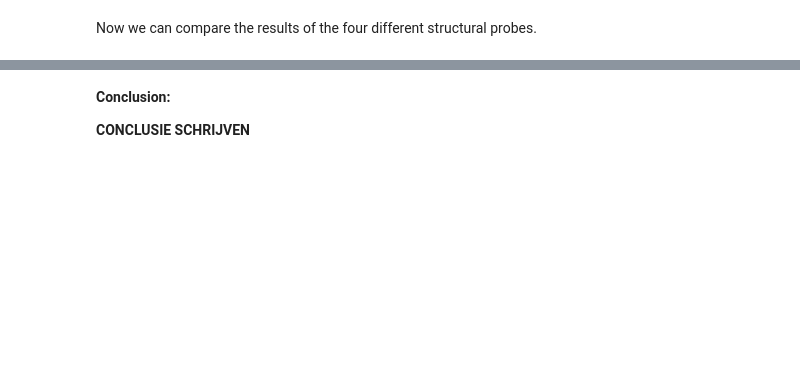
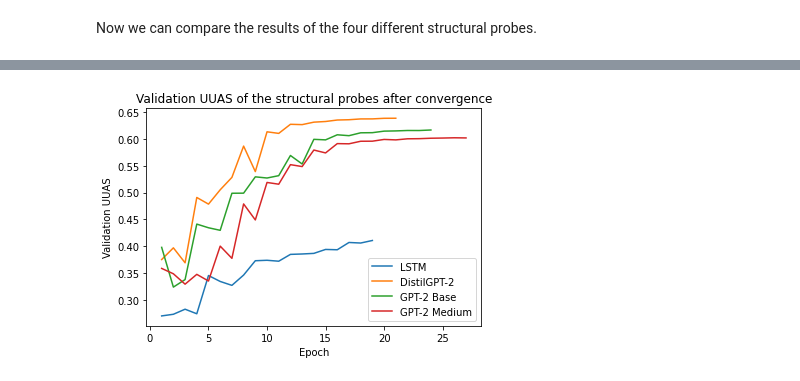
Before and after one commit to JJJHolscher/nlp2-probing-lms-master, a Jupyter notebook: probing_lms.ipynb, the cells around one changed output, grey strips where cells are left out. Saved outputs shown, nothing was run; the diff lists cells and outputs as text; code cells hidden in the pictures; blank space fills up the shorter version.

```diff
--- a/probing_lms.ipynb
+++ b/probing_lms.ipynb
@@ -2032,26 +2279,24 @@ plt.show()
 # %%
-lstm_x = list(range(1, (len(lstm_valid_uuas) + 1)))
-lstm_y = lstm_valid_uuas
+lstm_x = list(range(1, (len(lstm_valid_uuas[:-8]) + 1)))
+lstm_y = lstm_valid_uuas[:-8]
 plt.plot(lstm_x, lstm_y, label = "LSTM")
 
-transformer_x = list(range(1, (len(transformer_valid_uuas) + 1)))
-transformer_y = transformer_valid_uuas
+transformer_x = list(range(1, (len(transformer_valid_uuas[:-4]) + 1)))
+transformer_y = transformer_valid_uuas[:-4]
 plt.plot(transformer_x, transformer_y, label = "DistilGPT-2")
 
-gpt_base_x = list(range(1, (len(gpt_base_valid_uuas) + 1)))
-gpt_base_y = gpt_base_valid_uuas
+gpt_base_x = list(range(1, (len(gpt_base_valid_uuas[:-4]) + 1)))
+gpt_base_y = gpt_base_valid_uuas[:-4]
 plt.plot(gpt_base_x, gpt_base_y, label = "GPT-2 Base")
 
-gpt_medium_x = list(range(1, (len(gpt_medium_valid_uuas) + 1)))
-gpt_medium_y = gpt_medium_valid_uuas
+gpt_medium_x = list(range(1, (len(gpt_medium_valid_uuas[:-6]) + 1)))
+gpt_medium_y = gpt_medium_valid_uuas[:-6]
 plt.plot(gpt_medium_x, gpt_medium_y, label = "GPT-2 Medium")
 
 plt.xlabel('Epoch')
 plt.ylabel('Validation UUAS')
-plt.title('Validation UUAS of the structural probes after 50 epochs')
+plt.title('Validation UUAS of the structural probes after convergence')
 plt.legend()
 plt.show()
+# %% [output]
+[figure, added]
-# %% [markdown]
-**Conclusion:**
-
-**CONCLUSIE SCHRIJVEN**
```
Also changed, not shown: parts of 20 cells of this notebook, 8 other files.
